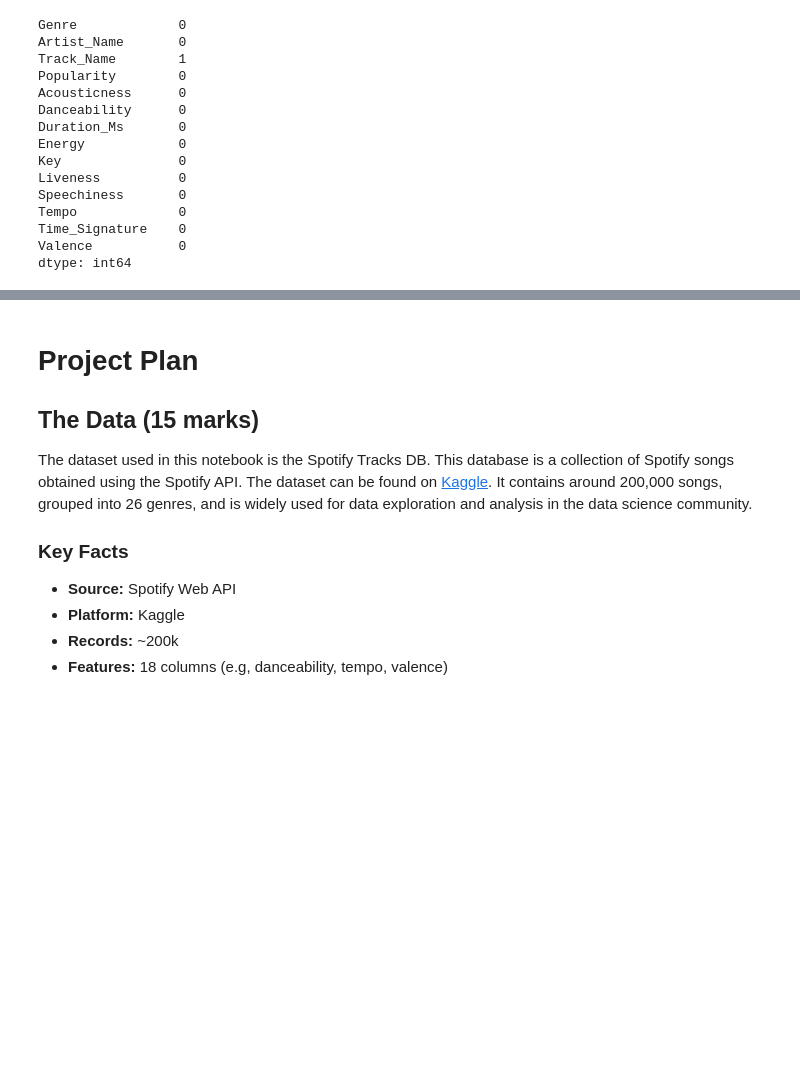
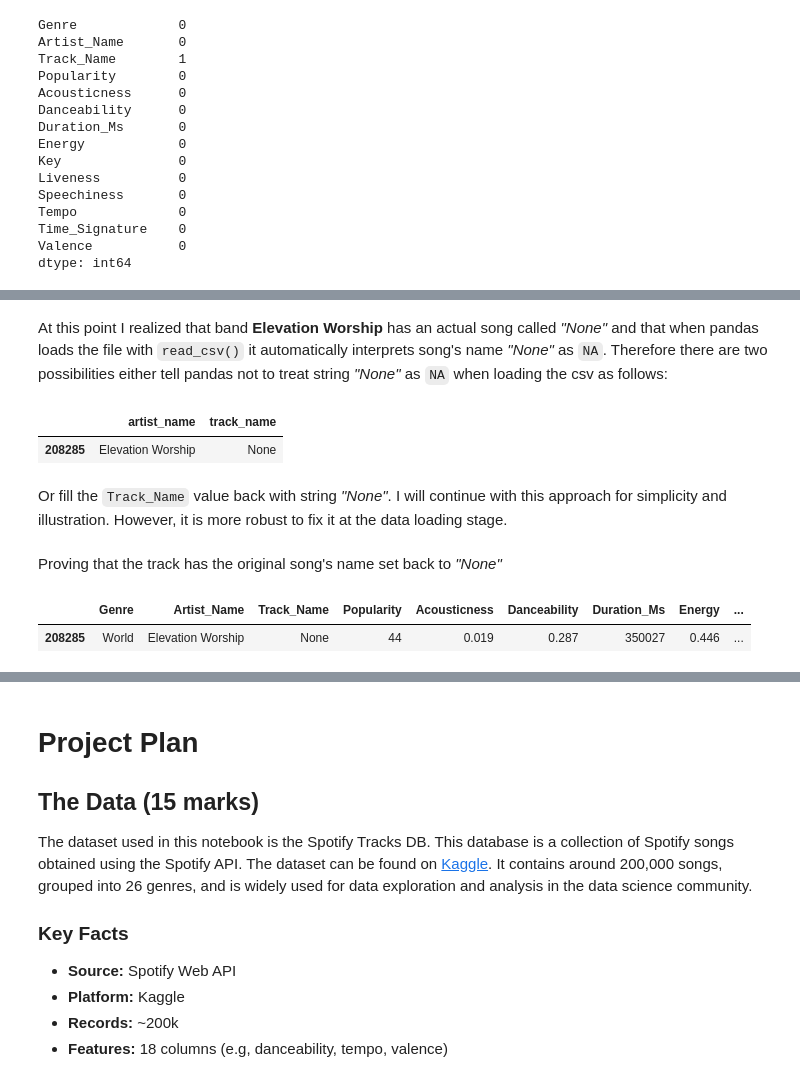
Before and after one commit to bartzilla/SpotifyDB_Music_Analysis, a Jupyter notebook: P4DS_A2_Data_Analysis_Project.ipynb, the cells around one changed output, grey strips where cells are left out. Cells and saved outputs as stored; diff of their text form; code cells hidden in the pictures; blank space fills up the shorter version.

Commit message:
Data cleanup stage

```diff
--- a/P4DS_A2_Data_Analysis_Project.ipynb
+++ b/P4DS_A2_Data_Analysis_Project.ipynb
@@ -178,0 +224,10 @@ dtype: int64
+# %% [markdown]
+At this point I realized that band **Elevation Worship** has an actual song called _"None"_ and that when pandas loads the file with `read_csv()` it automatically interprets song's name _"None"_ as `NA`. Therefore there are two possibilities either tell pandas not to treat string _"None"_ as `NA` when loading the csv as follows:
+# %%
+df_raw = pd.read_csv('./dataset/SpotifyFeatures.csv', keep_default_na=False)
+df_raw.loc[df_raw['track_name'] == 'None', ['artist_name', 'track_name']].head()
+# %% [output]
+|  | artist_name | track_name |
+| 208285 | Elevation Worship | None |
+# %% [markdown]
+Or fill the `Track_Name` value back with string _"None"_. I will continue with this approach for simplicity and illustration. However, it is more robust to fix it at the data loading stage.
@@ -179 +239,9 @@ dtype: int64
+# %% [markdown]
+Proving that the track has the original song's name set back to _"None"_
+# %%
+df['Track_Name'].isna().sum()
+df.loc[df['Track_Name'] == 'None']
+# %% [output]
+|  | Genre | Artist_Name | Track_Name | Popularity | Acousticness | Danceability | Duration_Ms | Energy | ... |
+| 208285 | World | Elevation Worship | None | 44 | 0.019 | 0.287 | 350027 | 0.446 | ... |
 # %%
```
Also changed, not shown: parts of 41 cells of this notebook.
